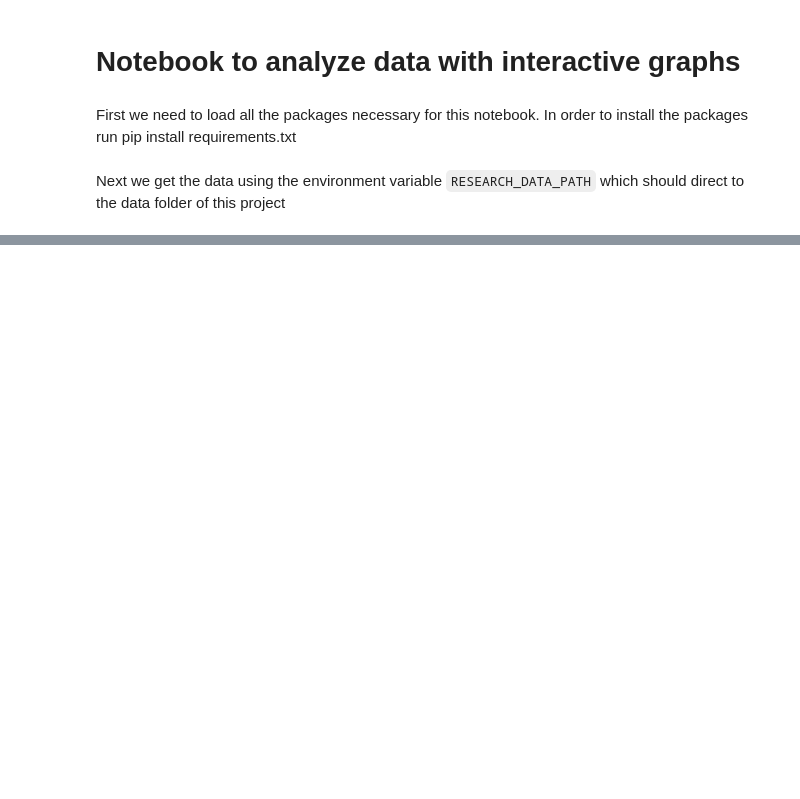
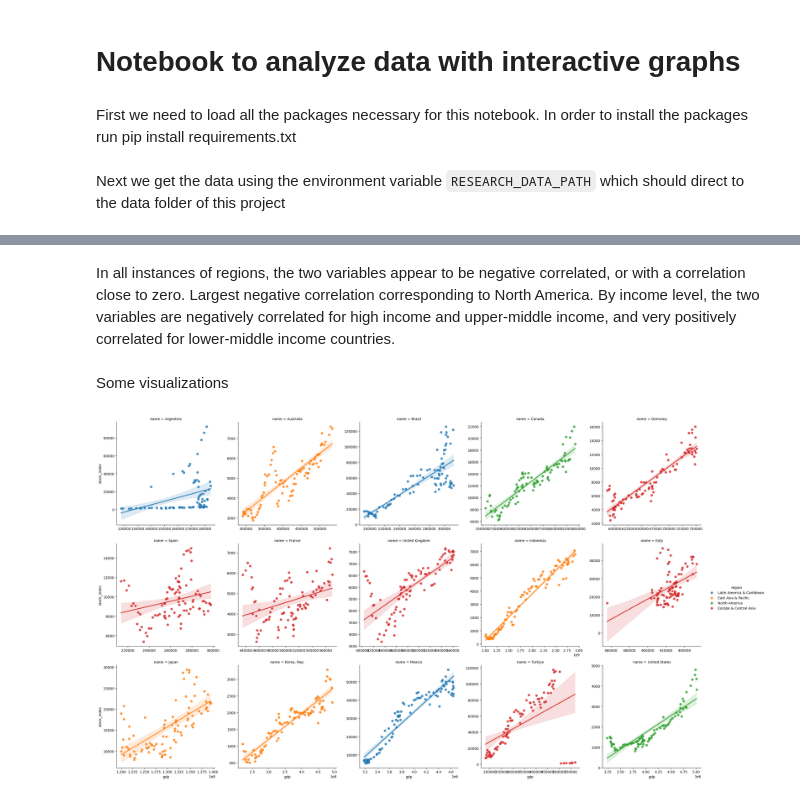
Before and after one commit to tillfurger/stock_vs_gdp, a Jupyter notebook: notebooks/data_analysis.ipynb, the cells around one changed output, grey strips where cells are left out. Drawn from its saved outputs; the diff is of its cells as text; code cells hidden in the pictures; blank space fills up the shorter version.

```diff
--- a/notebooks/data_analysis.ipynb
+++ b/notebooks/data_analysis.ipynb
@@ -153,0 +313,5 @@ plt.savefig("../reports/figures/average_growth.svg")
+# %%
+income_data.set_index("country", inplace=True)
+# %%
+data_all = data_all.join(income_data)
+data_all.head()
@@ -153,0 +328,4 @@ plt.savefig("../reports/figures/average_growth.svg")
+# %%
+data_all = data_all.loc[data_all.index.get_level_values("date") >= "2000-01-01", :]
+countries = data_all.index.get_level_values("country").unique()
+print(countries)
@@ -153,0 +336,15 @@ plt.savefig("../reports/figures/average_growth.svg")
+# %%
+# Do the calculations for each country
+data_all.reset_index(inplace=True)
+data = pd.DataFrame()
+for c in countries:
+    aux_d = data_all.loc[data_all.country == c, :]
+    aux_d.sort_values("date", inplace=True)
+    aux_d["gdp_growth"] = aux_d.gdp.pct_change(1)
+    aux_d["stock_index_growth"] = aux_d.stock_index.pct_change(1)
+    aux_d["gdp_100"] = 100*np.exp(np.nan_to_num(aux_d["gdp_growth"].cumsum()))
+    aux_d["stock_index_100"] = 100*np.exp(np.nan_to_num(aux_d["stock_index_growth"].cumsum()))
+    data = pd.concat([data, aux_d])
+
+data.set_index(["country", "date"], inplace=True)
+data.head()
@@ -153,0 +442,10 @@ plt.savefig("../reports/figures/average_growth.svg")
+# %% [markdown]
+In all instances of regions, the two variables appear to be negative correlated, or with a correlation close to zero. Largest negative correlation corresponding to North America.
+By income level, the two variables are negatively correlated for high income and upper-middle income, and very positively correlated for lower-middle income countries.
+# %% [markdown]
+Some visualizations
+# %%
+sns.lmplot(data=data.reset_index(), x="gdp", y="stock_index", col="name", col_wrap=5, sharex=False, sharey=False, hue="region")
+plt.savefig("../reports/figures/regression_all_region.svg")
+# %% [output]
+[figure, added]
```
Also changed, not shown: parts of 41 cells of this notebook, 4 other files.
